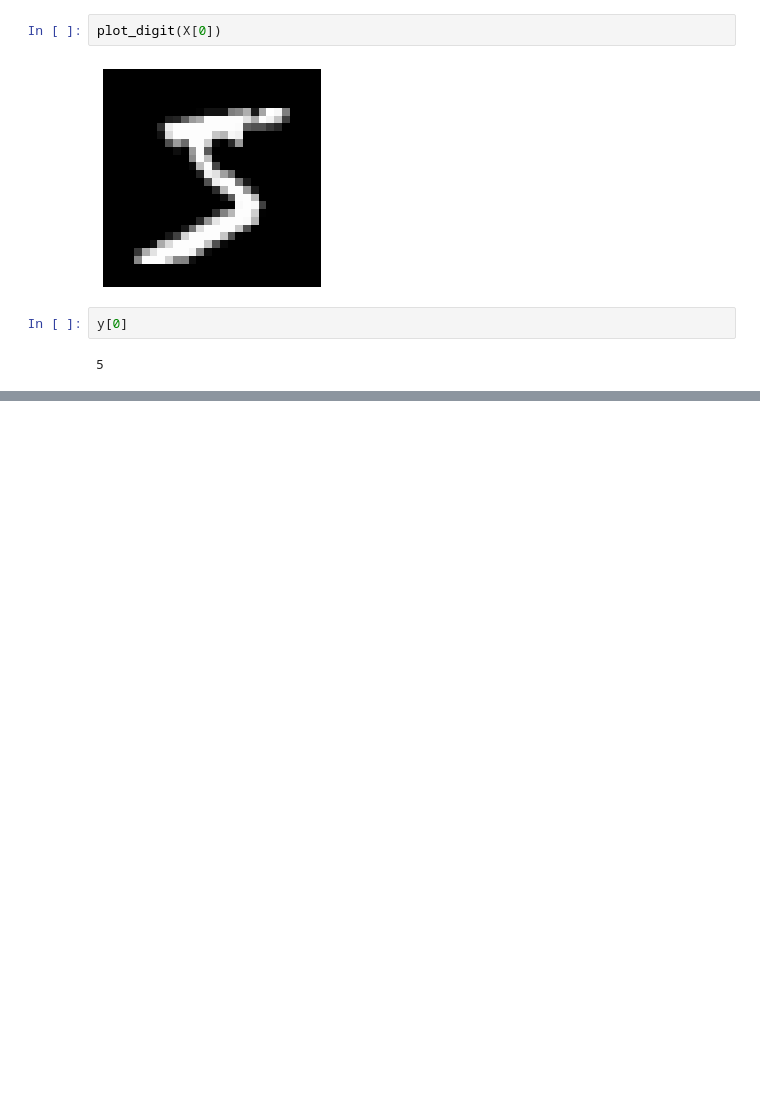
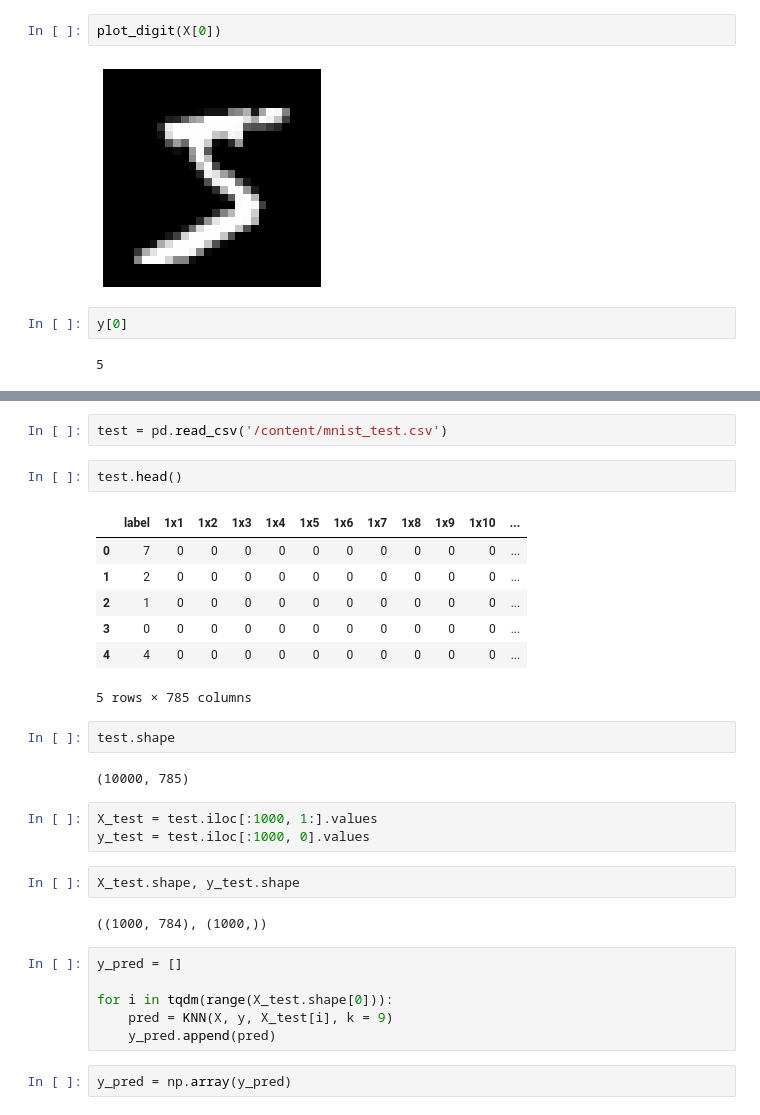
Before and after one commit to skagnihotri/Wac_July_2_ML, a Jupyter notebook: day 4/MNIST_KNN.ipynb, the cells around one changed output, grey strips where cells are left out. Saved outputs shown, nothing was run; the diff lists cells and outputs as text; blank space fills up the shorter version.

```diff
--- a/day 4/MNIST_KNN.ipynb
+++ b/day 4/MNIST_KNN.ipynb
@@ -67,0 +109,31 @@ y[0]
+# %%
+test = pd.read_csv('/content/mnist_test.csv')
+# %%
+test.head()
+# %% [output]
+|  | label | 1x1 | 1x2 | 1x3 | 1x4 | 1x5 | 1x6 | 1x7 | 1x8 | 1x9 | 1x10 | ... |
+| 0 | 7 | 0 | 0 | 0 | 0 | 0 | 0 | 0 | 0 | 0 | 0 | ... |
+| 1 | 2 | 0 | 0 | 0 | 0 | 0 | 0 | 0 | 0 | 0 | 0 | ... |
+| 2 | 1 | 0 | 0 | 0 | 0 | 0 | 0 | 0 | 0 | 0 | 0 | ... |
+| 3 | 0 | 0 | 0 | 0 | 0 | 0 | 0 | 0 | 0 | 0 | 0 | ... |
+| 4 | 4 | 0 | 0 | 0 | 0 | 0 | 0 | 0 | 0 | 0 | 0 | ... |
+5 rows × 785 columns
+# %%
+test.shape
+# %% [output]
+(10000, 785)
+# %%
+X_test = test.iloc[:1000, 1:].values
+y_test = test.iloc[:1000, 0].values
+# %%
+X_test.shape, y_test.shape
+# %% [output]
+((1000, 784), (1000,))
+# %%
+y_pred = []
+
+for i in tqdm(range(X_test.shape[0])):
+    pred = KNN(X, y, X_test[i], k = 9)
+    y_pred.append(pred)
+# %%
+y_pred = np.array(y_pred)
```
Also changed, not shown: parts of 17 cells of this notebook, 3 other files.
